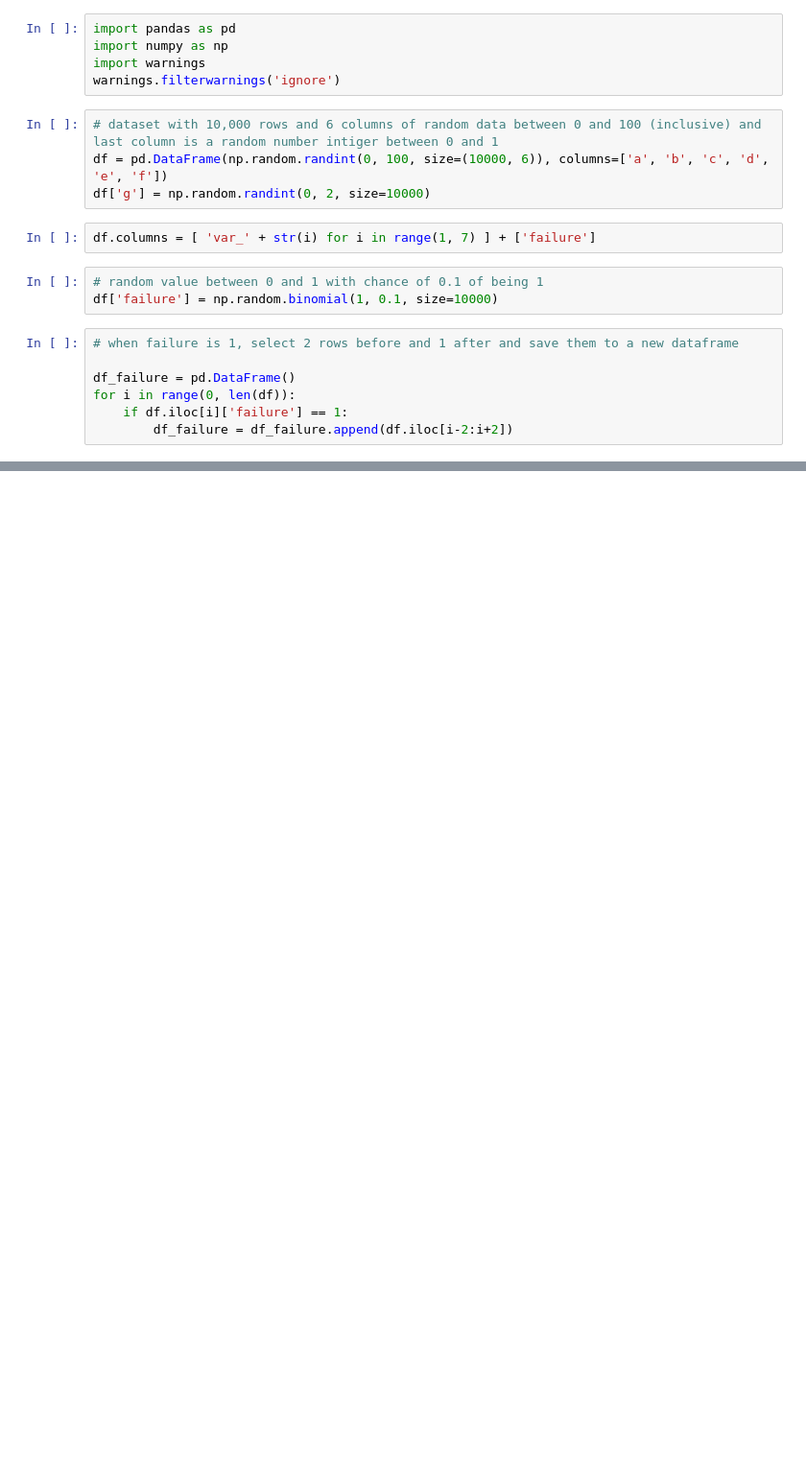
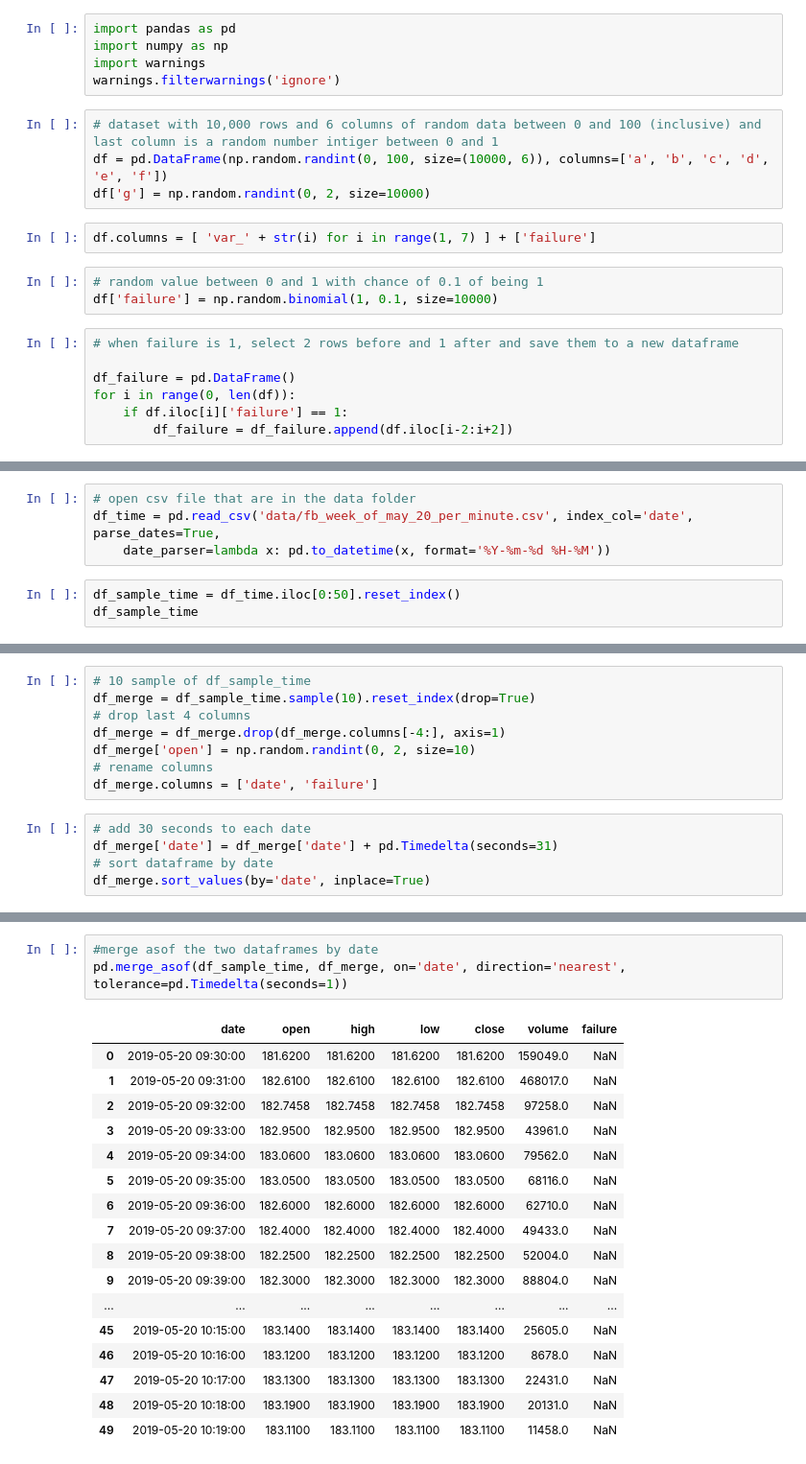
Before and after one commit to reyejoe/predictive-maintenance, a Jupyter notebook: 01-Anomaly-Detection/a_random_dataset.ipynb, the cells around one changed output, grey strips where cells are left out. Shown at 96% size. Saved outputs shown, nothing was run; the diff lists cells and outputs as text; blank space fills up the shorter version.

Commit message:
date

```diff
--- a/01-Anomaly-Detection/a_random_dataset.ipynb
+++ b/01-Anomaly-Detection/a_random_dataset.ipynb
@@ -72,0 +73,7 @@ df_failure.head(50)
+# %%
+# open csv file that are in the data folder
+df_time = pd.read_csv('data/fb_week_of_may_20_per_minute.csv', index_col='date', parse_dates=True,
+    date_parser=lambda x: pd.to_datetime(x, format='%Y-%m-%d %H-%M'))
+# %%
+df_sample_time = df_time.iloc[0:50].reset_index()
+df_sample_time
@@ -72,0 +98,13 @@ df_failure.head(50)
+# %%
+# 10 sample of df_sample_time
+df_merge = df_sample_time.sample(10).reset_index(drop=True)
+# drop last 4 columns
+df_merge = df_merge.drop(df_merge.columns[-4:], axis=1)
+df_merge['open'] = np.random.randint(0, 2, size=10)
+# rename columns
+df_merge.columns = ['date', 'failure']
+# %%
+# add 30 seconds to each date
+df_merge['date'] = df_merge['date'] + pd.Timedelta(seconds=31)
+# sort dataframe by date
+df_merge.sort_values(by='date', inplace=True)
@@ -72,0 +125,21 @@ df_failure.head(50)
+# %%
+#merge asof the two dataframes by date
+pd.merge_asof(df_sample_time, df_merge, on='date', direction='nearest', tolerance=pd.Timedelta(seconds=1))
+# %% [output]
+|  | date | open | high | low | close | volume | failure |
+| 0 | 2019-05-20 09:30:00 | 181.6200 | 181.6200 | 181.6200 | 181.6200 | 159049.0 | NaN |
+| 1 | 2019-05-20 09:31:00 | 182.6100 | 182.6100 | 182.6100 | 182.6100 | 468017.0 | NaN |
+| 2 | 2019-05-20 09:32:00 | 182.7458 | 182.7458 | 182.7458 | 182.7458 | 97258.0 | NaN |
+| 3 | 2019-05-20 09:33:00 | 182.9500 | 182.9500 | 182.9500 | 182.9500 | 43961.0 | NaN |
+| 4 | 2019-05-20 09:34:00 | 183.0600 | 183.0600 | 183.0600 | 183.0600 | 79562.0 | NaN |
+| 5 | 2019-05-20 09:35:00 | 183.0500 | 183.0500 | 183.0500 | 183.0500 | 68116.0 | NaN |
+| 6 | 2019-05-20 09:36:00 | 182.6000 | 182.6000 | 182.6000 | 182.6000 | 62710.0 | NaN |
+| 7 | 2019-05-20 09:37:00 | 182.4000 | 182.4000 | 182.4000 | 182.4000 | 49433.0 | NaN |
+| 8 | 2019-05-20 09:38:00 | 182.2500 | 182.2500 | 182.2500 | 182.2500 | 52004.0 | NaN |
+| 9 | 2019-05-20 09:39:00 | 182.3000 | 182.3000 | 182.3000 | 182.3000 | 88804.0 | NaN |
+| ... | ... | ... | ... | ... | ... | ... | ... |
+| 45 | 2019-05-20 10:15:00 | 183.1400 | 183.1400 | 183.1400 | 183.1400 | 25605.0 | NaN |
+| 46 | 2019-05-20 10:16:00 | 183.1200 | 183.1200 | 183.1200 | 183.1200 | 8678.0 | NaN |
+| 47 | 2019-05-20 10:17:00 | 183.1300 | 183.1300 | 183.1300 | 183.1300 | 22431.0 | NaN |
+| 48 | 2019-05-20 10:18:00 | 183.1900 | 183.1900 | 183.1900 | 183.1900 | 20131.0 | NaN |
+| 49 | 2019-05-20 10:19:00 | 183.1100 | 183.1100 | 183.1100 | 183.1100 | 11458.0 | NaN |
```
Also changed, not shown: parts of 9 cells of this notebook, 1 other file.
